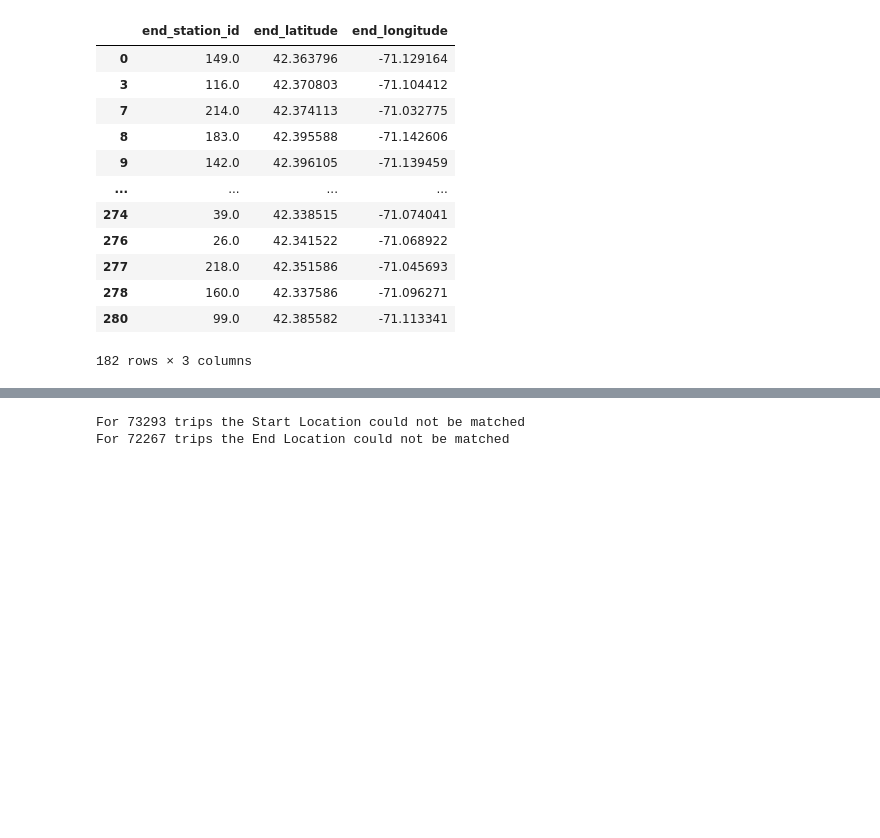
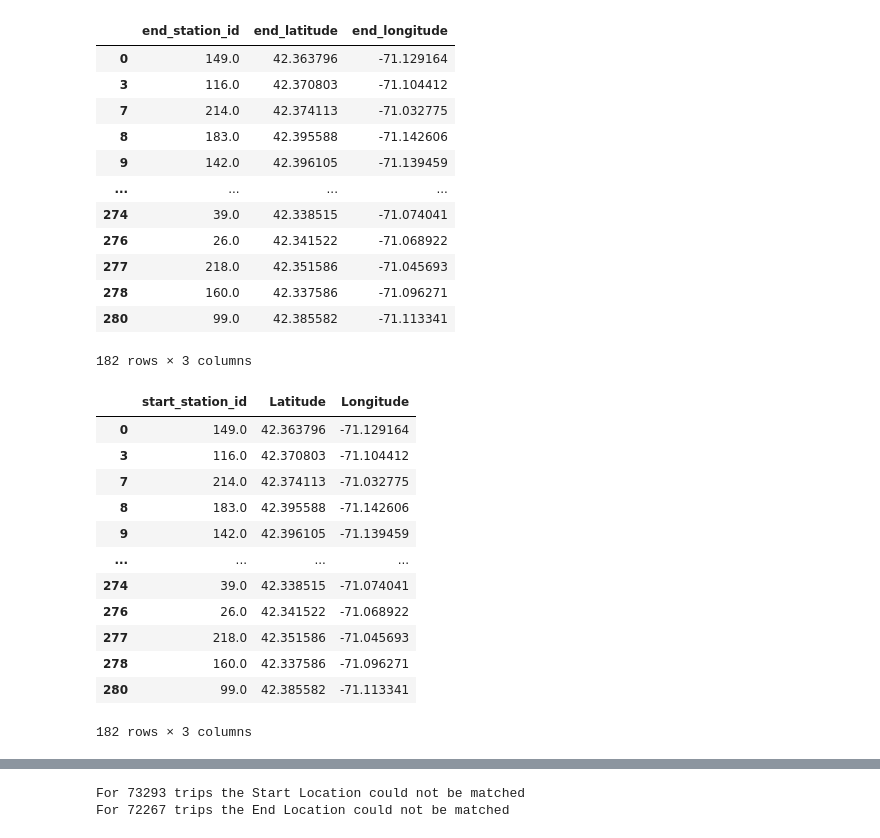
Before and after one commit to NinoVo931/AA_Project, a Jupyter notebook: Station_Cleaning.ipynb, the cells around one changed output, grey strips where cells are left out. Cells and saved outputs as stored; diff of their text form; code cells hidden in the pictures; blank space fills up the shorter version.

```diff
--- a/Station_Cleaning.ipynb
+++ b/Station_Cleaning.ipynb
@@ -156,6 +122,22 @@ end_station_location
 | 278 | 160.0 | 42.337586 | -71.096271 |
 | 280 | 99.0 | 42.385582 | -71.113341 |
 182 rows × 3 columns
+# %%
+StationDataMod
+# %% [output]
+|  | start_station_id | Latitude | Longitude |
+| 0 | 149.0 | 42.363796 | -71.129164 |
+| 3 | 116.0 | 42.370803 | -71.104412 |
+| 7 | 214.0 | 42.374113 | -71.032775 |
+| 8 | 183.0 | 42.395588 | -71.142606 |
+| 9 | 142.0 | 42.396105 | -71.139459 |
+| ... | ... | ... | ... |
+| 274 | 39.0 | 42.338515 | -71.074041 |
+| 276 | 26.0 | 42.341522 | -71.068922 |
+| 277 | 218.0 | 42.351586 | -71.045693 |
+| 278 | 160.0 | 42.337586 | -71.096271 |
+| 280 | 99.0 | 42.385582 | -71.113341 |
+182 rows × 3 columns
 # %%
 df_Trips_Start_Coord = df_Trips.merge(start_station_location, left_on ='start_station_id', right_on='start_station_id', how ='left')
 df_Trips_Coord = df_Trips_Start_Coord.merge(end_station_location, left_on ='end_station_id', right_on='end_station_id', how = 'left')
```
Also changed, not shown: parts of 17 cells of this notebook, 1 other file.
